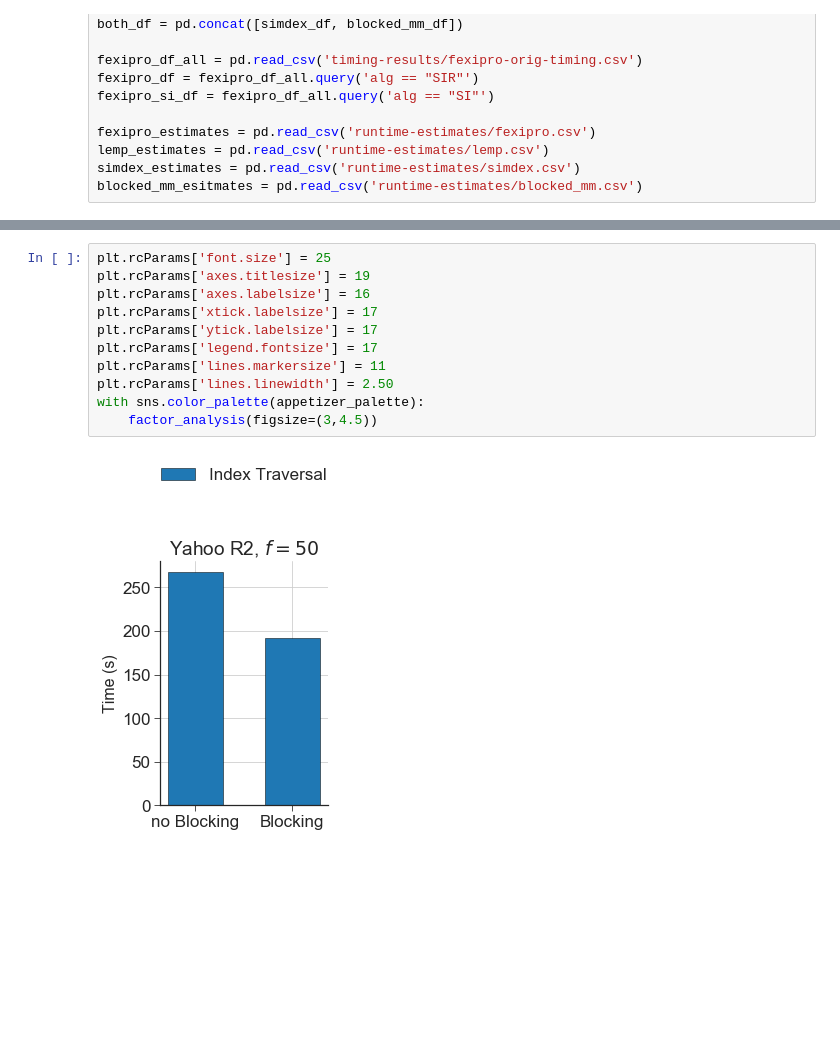
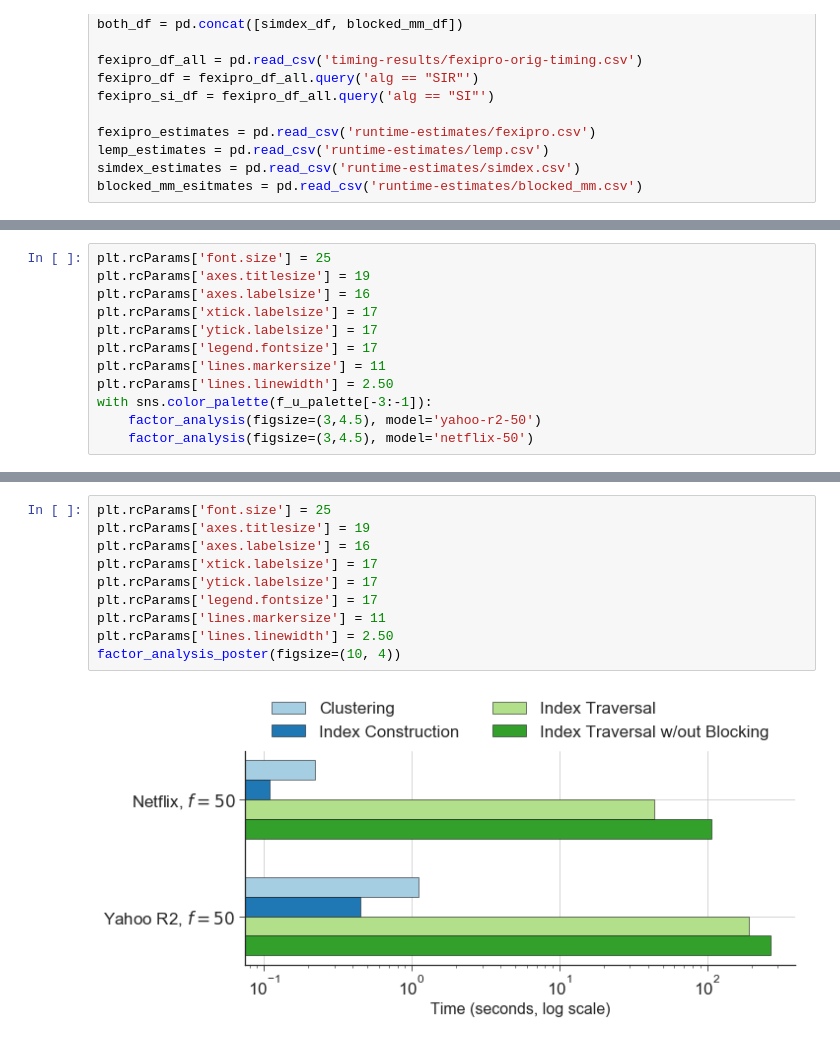
Before and after one commit to stanford-futuredata/optimus-maximus, a Jupyter notebook: plots/simdex-plots.ipynb, the cells around one changed output, grey strips where cells are left out. Saved outputs shown, nothing was run; the diff lists cells and outputs as text; blank space fills up the shorter version.

```diff
--- a/plots/simdex-plots.ipynb
+++ b/plots/simdex-plots.ipynb
@@ -344,0 +345,12 @@ plt.rcParams['lines.linewidth'] = 4
+# %%
+plt.rcParams['font.size'] = 25
+plt.rcParams['axes.titlesize'] = 19
+plt.rcParams['axes.labelsize'] = 16
+plt.rcParams['xtick.labelsize'] = 17
+plt.rcParams['ytick.labelsize'] = 17
+plt.rcParams['legend.fontsize'] = 17
+plt.rcParams['lines.markersize'] = 11
+plt.rcParams['lines.linewidth'] = 2.50
+with sns.color_palette(f_u_palette[-3:-1]):
+    factor_analysis(figsize=(3,4.5), model='yahoo-r2-50')
+    factor_analysis(figsize=(3,4.5), model='netflix-50')
@@ -345,16 +360,15 @@ plt.rcParams['lines.linewidth'] = 4
 # %%
 plt.rcParams['font.size'] = 25
 plt.rcParams['axes.titlesize'] = 19
 plt.rcParams['axes.labelsize'] = 16
 plt.rcParams['xtick.labelsize'] = 17
 plt.rcParams['ytick.labelsize'] = 17
 plt.rcParams['legend.fontsize'] = 17
 plt.rcParams['lines.markersize'] = 11
 plt.rcParams['lines.linewidth'] = 2.50
-with sns.color_palette(appetizer_palette):
-    factor_analysis(figsize=(3,4.5))
+factor_analysis_poster(figsize=(10, 4))
 # %% [output]
-[figure, old version]
+[figure, new version]
 # %%
 plt.rcParams['xtick.labelsize'] = 22
 plt.rcParams['ytick.labelsize'] = 22
```
Also changed, not shown: parts of 23 cells of this notebook, 3 other files.
